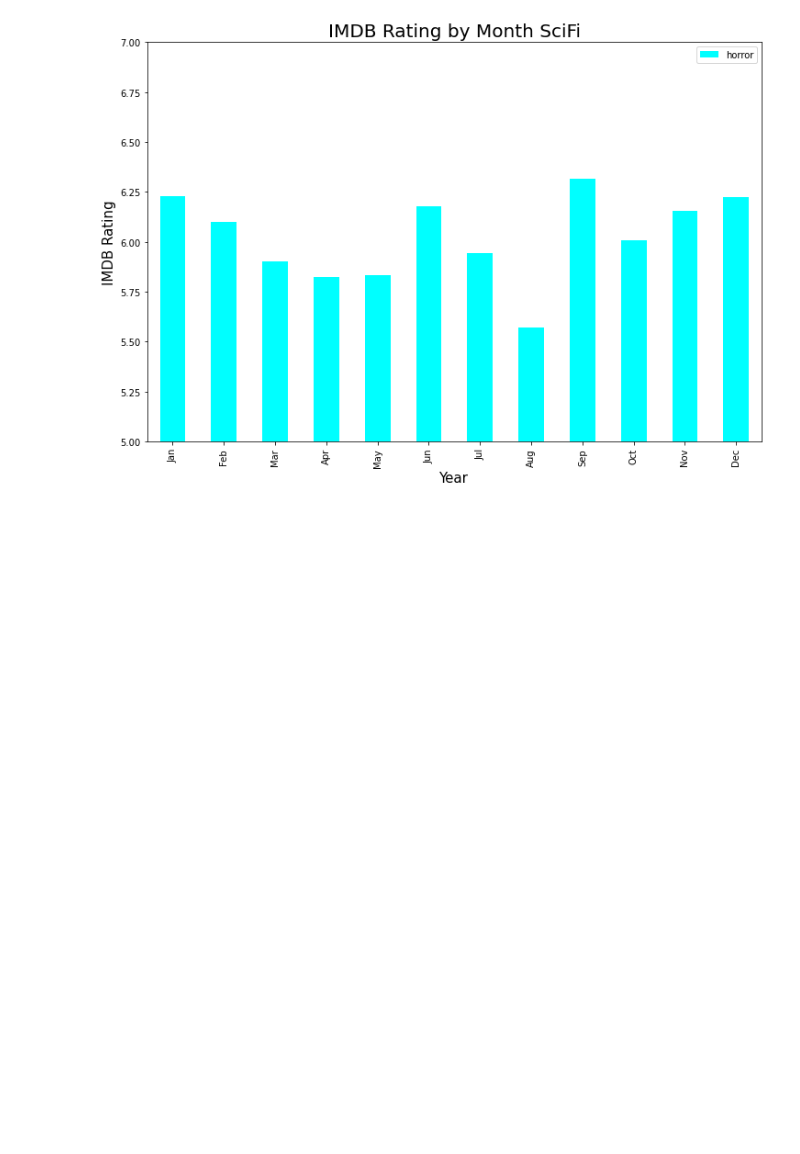
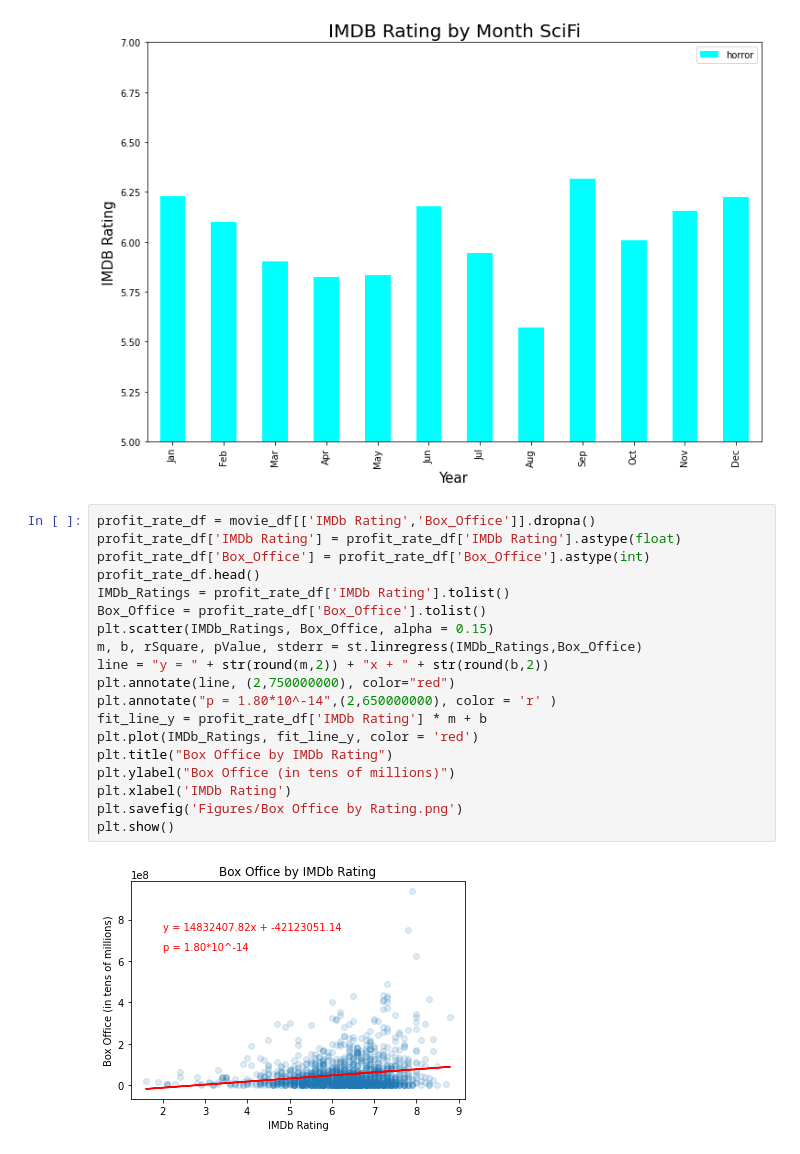
Before and after one commit to Lweston75/Project-One, a Jupyter notebook: movie_graphs.ipynb, the cells around one changed output. Drawn from its saved outputs; the diff is of its cells as text; blank space fills up the shorter version.

Commit message:
Added Graph

```diff
--- a/movie_graphs.ipynb
+++ b/movie_graphs.ipynb
@@ -606,3 +603,24 @@ plt.ylim([5,7])
 plt.savefig('Figures/bar_scifi_rating_month.png')
 # %% [output]
 [figure]
+# %%
+profit_rate_df = movie_df[['IMDb Rating','Box_Office']].dropna()
+profit_rate_df['IMDb Rating'] = profit_rate_df['IMDb Rating'].astype(float)
+profit_rate_df['Box_Office'] = profit_rate_df['Box_Office'].astype(int)
+profit_rate_df.head()
+IMDb_Ratings = profit_rate_df['IMDb Rating'].tolist()
+Box_Office = profit_rate_df['Box_Office'].tolist()
+plt.scatter(IMDb_Ratings, Box_Office, alpha = 0.15)
+m, b, rSquare, pValue, stderr = st.linregress(IMDb_Ratings,Box_Office)
+line = "y = " + str(round(m,2)) + "x + " + str(round(b,2))
+plt.annotate(line, (2,750000000), color="red")
+plt.annotate("p = 1.80*10^-14",(2,650000000), color = 'r' )
+fit_line_y = profit_rate_df['IMDb Rating'] * m + b
+plt.plot(IMDb_Ratings, fit_line_y, color = 'red')
+plt.title("Box Office by IMDb Rating")
+plt.ylabel("Box Office (in tens of millions)")
+plt.xlabel('IMDb Rating')
+plt.savefig('Figures/Box Office by Rating.png')
+plt.show()
+# %% [output]
+[figure, added]
```
Also changed, not shown: parts of 2 cells of this notebook, 1 other file.
